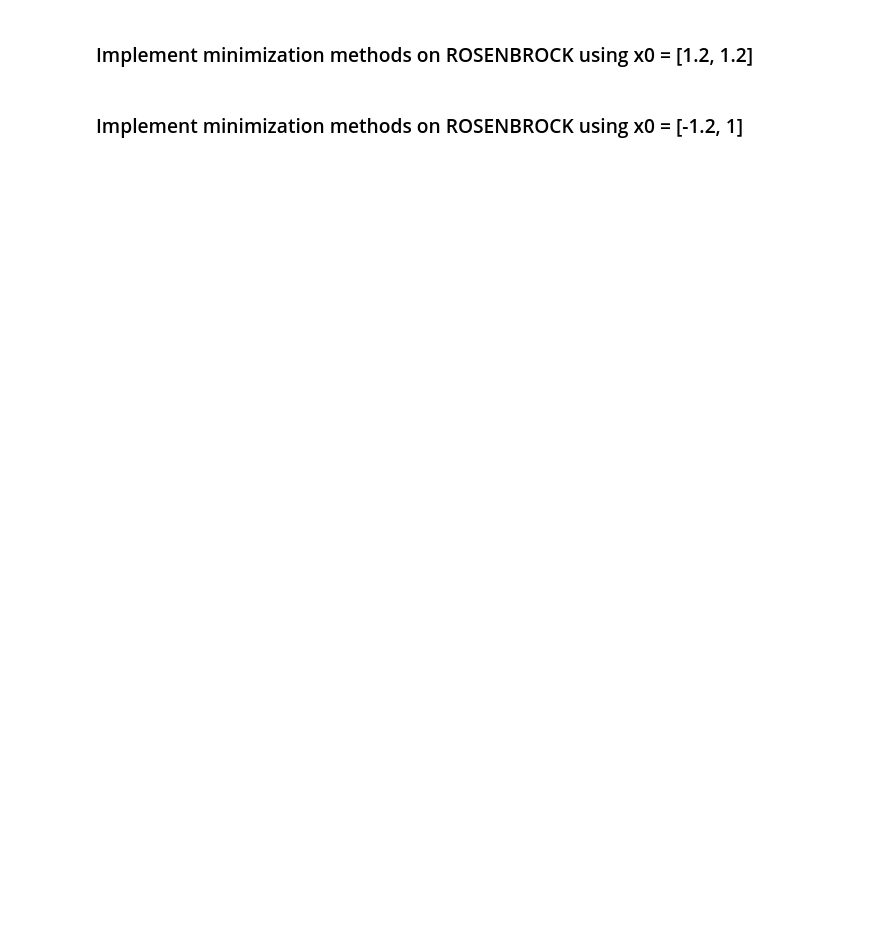
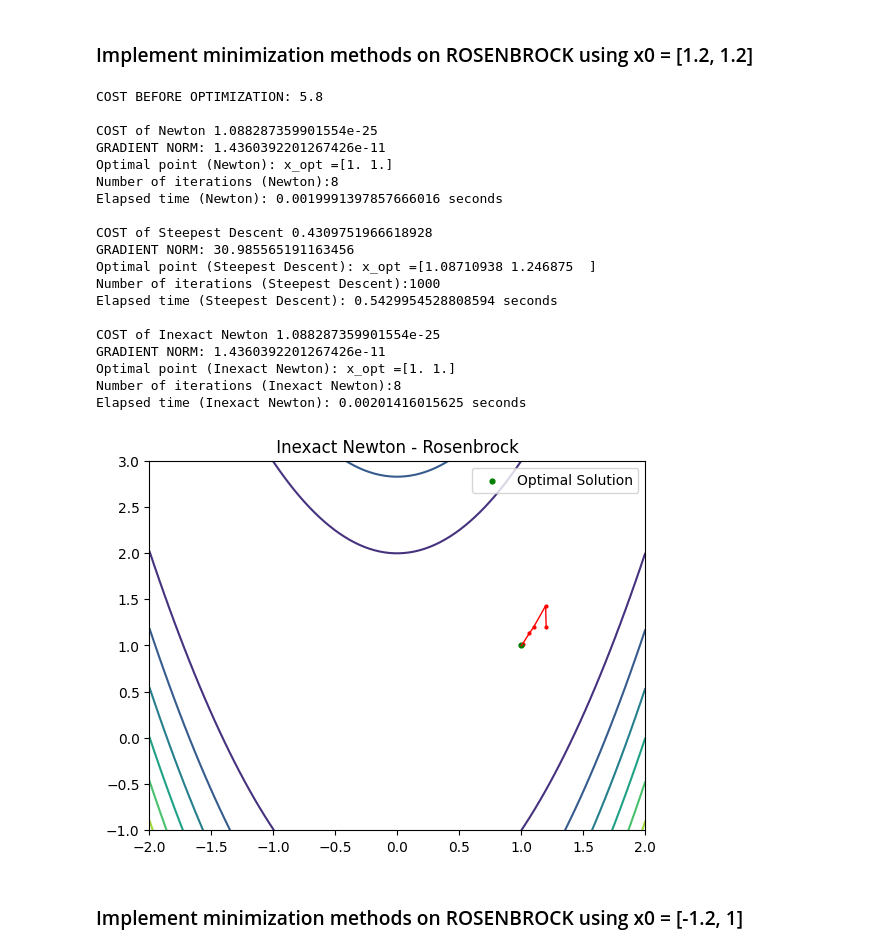
Before and after one commit to codeowlers/unconstrained-optimzation, a Jupyter notebook: main-script.ipynb, the cells around one changed output. Drawn from its saved outputs; the diff is of its cells as text; code cells hidden in the pictures; blank space fills up the shorter version.

Commit message:
Combine plot.py  with results_out.py

```diff
--- a/main-script.ipynb
+++ b/main-script.ipynb
@@ -8,37 +8,52 @@ from algorithms import *
 # %%
 # Set the first starting point x0 = [1.2, 1.2]
 x0 = np.array([1.2, 1.2])
 # Print the starting point
 # print("Starting point: x0 =", x0,'\n')
 print("COST BEFORE OPTIMIZATION:",rosenbrock(x0),'\n')
 
 # Find the optimal point, number of iterations, and elapsed time using the newton_back_tracking method
 x_opt, iter, elapsed_time, x_vals = newton_back_tracking(x0, rosenbrock, rosenbrock_gradient, rosenbrock_hessian, epsilon=1e-8, max_iter=1000, c=1e-4, rho=0.5)
 
 # Print the results
-results_out('Newton',x_opt,iter,elapsed_time,rosenbrock, rosenbrock_gradient)
-
-plot(rosenbrock, x_vals,'Newton Backtracking - Rosenbrock [1.2, 1.2]')
+results_out('Newton',x_opt,iter,elapsed_time,rosenbrock, rosenbrock_gradient, x_vals, plotGraph=False)
 
 
 # Find the optimal point, number of iterations, and elapsed time using the steepest_descent_back_tracking method
 # x_opt, iter, elapsed_time = steepest_descent_back_tracking(x0,c=1e-4, rho=0.5)
 
 x_opt, iter, elapsed_time, x_vals = steepest_descent_back_tracking(x0,rosenbrock, rosenbrock_gradient, epsilon=1e-8, max_iter=1000, c=1e-4, rho=0.5)
 # Print the results
-results_out('Steepest Descent',x_opt,iter,elapsed_time, rosenbrock, rosenbrock_gradient)
-# Plot contour
-plot(rosenbrock, x_vals,'Steepest Descent - Rosenbrock [1.2, 1.2]')
+results_out('Steepest Descent',x_opt,iter,elapsed_time, rosenbrock, rosenbrock_gradient, x_vals, plotGraph=False)
 
 
 
 # Find the optimal point, number of iterations, and elapsed time using the inexact newton method
 x_opt, iter, elapsed_time, x_vals = inexact_newton_back_tracking(x0, rosenbrock, rosenbrock_gradient, rosenbrock_hessian, epsilon=1e-8, max_iter=1000, c=1e-4, rho=0.5)
 
 # Print the results
-results_out('Inexact Newton',x_opt,iter,elapsed_time, rosenbrock, rosenbrock_gradient)
-# Plot contour
-plot(rosenbrock, x_vals,'Inexact Newton - Rosenbrock [1.2, 1.2]')
+results_out('Inexact Newton',x_opt,iter,elapsed_time, rosenbrock, rosenbrock_gradient,x_vals, plotGraph=True)
+# %% [output]
+COST BEFORE OPTIMIZATION: 5.8
+
+COST of Newton 1.088287359901554e-25
+GRADIENT NORM: 1.4360392201267426e-11
+Optimal point (Newton): x_opt =[1. 1.]
+Number of iterations (Newton):8
+Elapsed time (Newton): 0.0019991397857666016 seconds
+
+COST of Steepest Descent 0.4309751966618928
+GRADIENT NORM: 30.985565191163456
+Optimal point (Steepest Descent): x_opt =[1.08710938 1.246875  ]
+Number of iterations (Steepest Descent):1000
+Elapsed time (Steepest Descent): 0.5429954528808594 seconds
+
+COST of Inexact Newton 1.088287359901554e-25
+GRADIENT NORM: 1.4360392201267426e-11
+Optimal point (Inexact Newton): x_opt =[1. 1.]
+Number of iterations (Inexact Newton):8
+Elapsed time (Inexact Newton): 0.00201416015625 seconds
+[figure, added]
 # %% [markdown]
 ### Implement minimization methods on ROSENBROCK using x0 = [-1.2, 1]
 # %%
```
Also changed, not shown: parts of 4 cells of this notebook, 3 other files.
